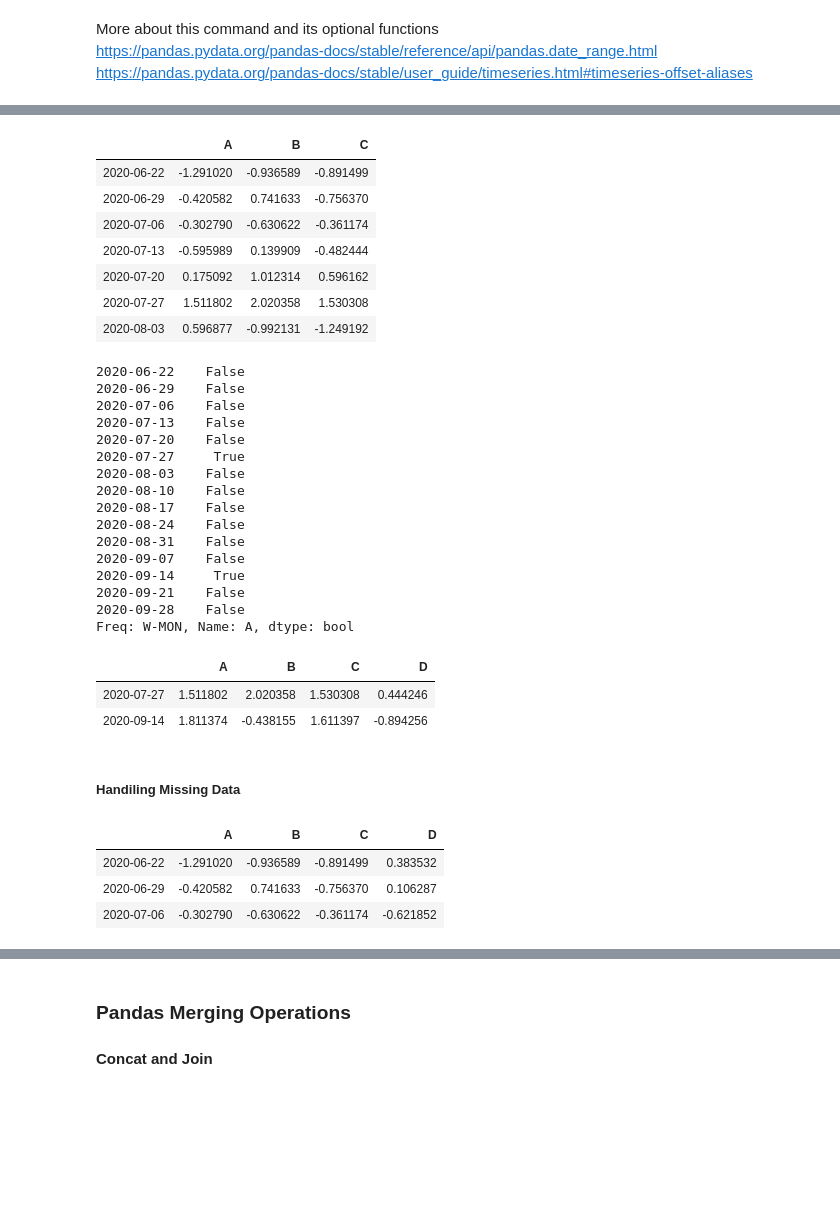
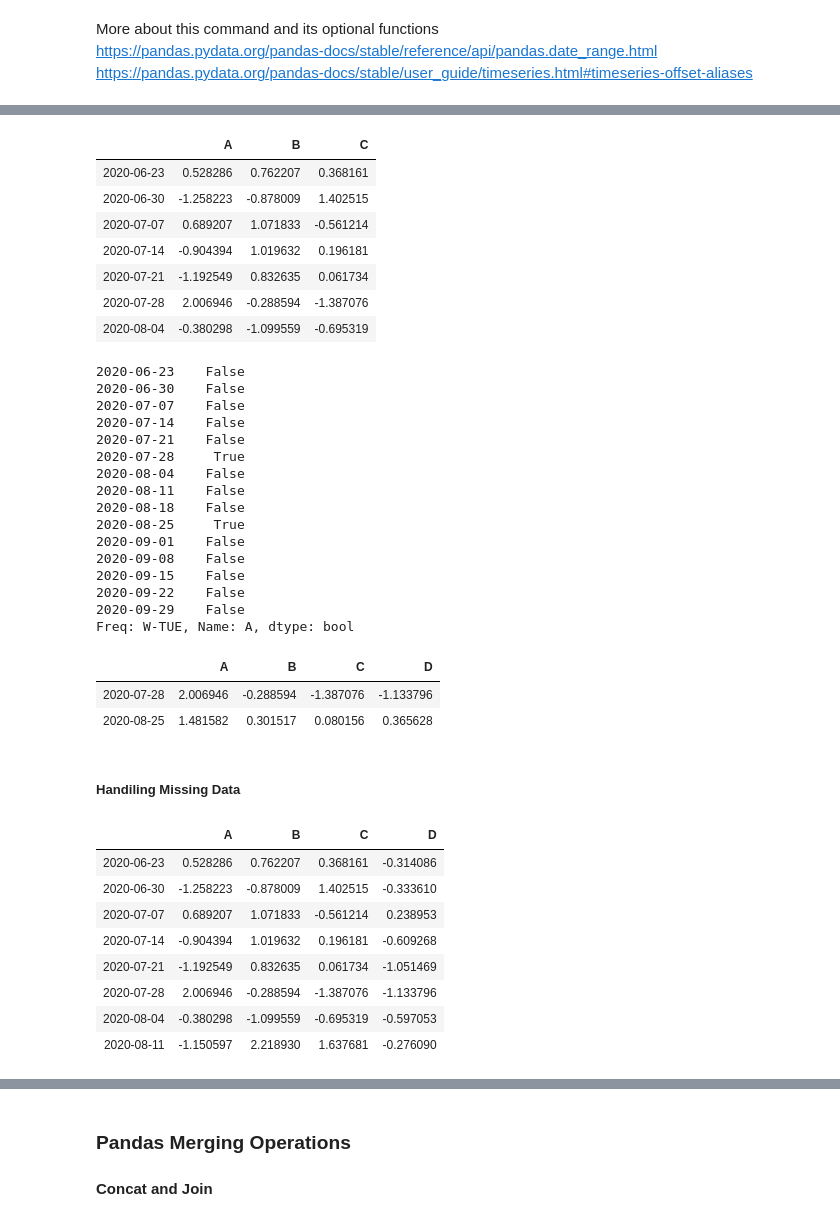
Before and after one commit to dsreenat/sperloon, a Jupyter notebook: 002_Python_Packages/Python Pandas.ipynb, the cells around one changed output, grey strips where cells are left out. Saved outputs shown, nothing was run; the diff lists cells and outputs as text; code cells hidden in the pictures; blank space fills up the shorter version.

Commit message:
Updates to Numpy and Pandas
More details and functions
with examples.

```diff
--- a/002_Python_Packages/Python Pandas.ipynb
+++ b/002_Python_Packages/Python Pandas.ipynb
@@ -96,6 +202,9 @@ https://pandas.pydata.org/pandas-docs/stable/user_guide/timeseries.html#timeseri
 # %%
-df1 =pd.DataFrame(np.random.randn(15,4),index=pd_dates,columns=["A","B","C","D"])
-df2 =pd.DataFrame(np.random.randint(1,45,size=(15,4)),index=pd_dates,columns=["A","B","C","D"])
+#creating data frames using other functions as input
+
+pd_date = pd.date_range('20200617',periods=15, freq='W-TUE')
+df1 =pd.DataFrame(np.random.randn(15,4),index=pd_date,columns=["A","B","C","D"])
+df2 =pd.DataFrame(np.random.randint(1,45,size=(15,4)),index=pd_date,columns=["A","B","C","D"])
 
 print(df1)
 print("\n")
@@ -256,49 +368,56 @@ df1.loc[:,['A','C']].head()
 df1.iloc[0:7,0:3]
 # %% [output]
 |  | A | B | C |
-| 2020-06-22 | -1.291020 | -0.936589 | -0.891499 |
-| 2020-06-29 | -0.420582 | 0.741633 | -0.756370 |
-| 2020-07-06 | -0.302790 | -0.630622 | -0.361174 |
-| 2020-07-13 | -0.595989 | 0.139909 | -0.482444 |
-| 2020-07-20 | 0.175092 | 1.012314 | 0.596162 |
-| 2020-07-27 | 1.511802 | 2.020358 | 1.530308 |
-| 2020-08-03 | 0.596877 | -0.992131 | -1.249192 |
+| 2020-06-23 | 0.528286 | 0.762207 | 0.368161 |
+| 2020-06-30 | -1.258223 | -0.878009 | 1.402515 |
+| 2020-07-07 | 0.689207 | 1.071833 | -0.561214 |
+| 2020-07-14 | -0.904394 | 1.019632 | 0.196181 |
+| 2020-07-21 | -1.192549 | 0.832635 | 0.061734 |
+| 2020-07-28 | 2.006946 | -0.288594 | -1.387076 |
+| 2020-08-04 | -0.380298 | -1.099559 | -0.695319 |
 # %%
 ## the first function is printing the value for the rows which satisfies the conditions
 print(df1['A'] > 1.2)
 
 ##this command uses the above argument as a filter
 df1[df1['A'] > 0.8]
+#note: only those satisfy the condition is printed.
+#
 # %% [output]
-2020-06-22    False
-2020-06-29    False
-2020-07-06    False
-2020-07-13    False
-2020-07-20    False
-2020-07-27     True
-2020-08-03    False
-2020-08-10    False
-2020-08-17    False
-2020-08-24    False
-2020-08-31    False
-2020-09-07    False
-2020-09-14     True
-2020-09-21    False
-2020-09-28    False
-Freq: W-MON, Name: A, dtype: bool
+2020-06-23    False
+2020-06-30    False
+2020-07-07    False
+2020-07-14    False
+2020-07-21    False
+2020-07-28     True
+2020-08-04    False
+2020-08-11    False
+2020-08-18    False
+2020-08-25     True
+2020-09-01    False
+2020-09-08    False
+2020-09-15    False
+2020-09-22    False
+2020-09-29    False
+Freq: W-TUE, Name: A, dtype: bool
 |  | A | B | C | D |
-| 2020-07-27 | 1.511802 | 2.020358 | 1.530308 | 0.444246 |
-| 2020-09-14 | 1.811374 | -0.438155 | 1.611397 | -0.894256 |
+| 2020-07-28 | 2.006946 | -0.288594 | -1.387076 | -1.133796 |
+| 2020-08-25 | 1.481582 | 0.301517 | 0.080156 | 0.365628 |
 # %% [markdown]
 ##### Handiling Missing Data
 # %%
 #printing first 3 values to see
-df1.head(3)
+df1.head(8)
 # %% [output]
 |  | A | B | C | D |
-| 2020-06-22 | -1.291020 | -0.936589 | -0.891499 | 0.383532 |
-| 2020-06-29 | -0.420582 | 0.741633 | -0.756370 | 0.106287 |
-| 2020-07-06 | -0.302790 | -0.630622 | -0.361174 | -0.621852 |
+| 2020-06-23 | 0.528286 | 0.762207 | 0.368161 | -0.314086 |
+| 2020-06-30 | -1.258223 | -0.878009 | 1.402515 | -0.333610 |
+| 2020-07-07 | 0.689207 | 1.071833 | -0.561214 | 0.238953 |
+| 2020-07-14 | -0.904394 | 1.019632 | 0.196181 | -0.609268 |
+| 2020-07-21 | -1.192549 | 0.832635 | 0.061734 | -1.051469 |
+| 2020-07-28 | 2.006946 | -0.288594 | -1.387076 | -1.133796 |
+| 2020-08-04 | -0.380298 | -1.099559 | -0.695319 | -0.597053 |
+| 2020-08-11 | -1.150597 | 2.218930 | 1.637681 | -0.276090 |
 # %%
 #viewing the index of the data frame df1
 df1.index
```
Also changed, not shown: parts of 50 cells of this notebook.
